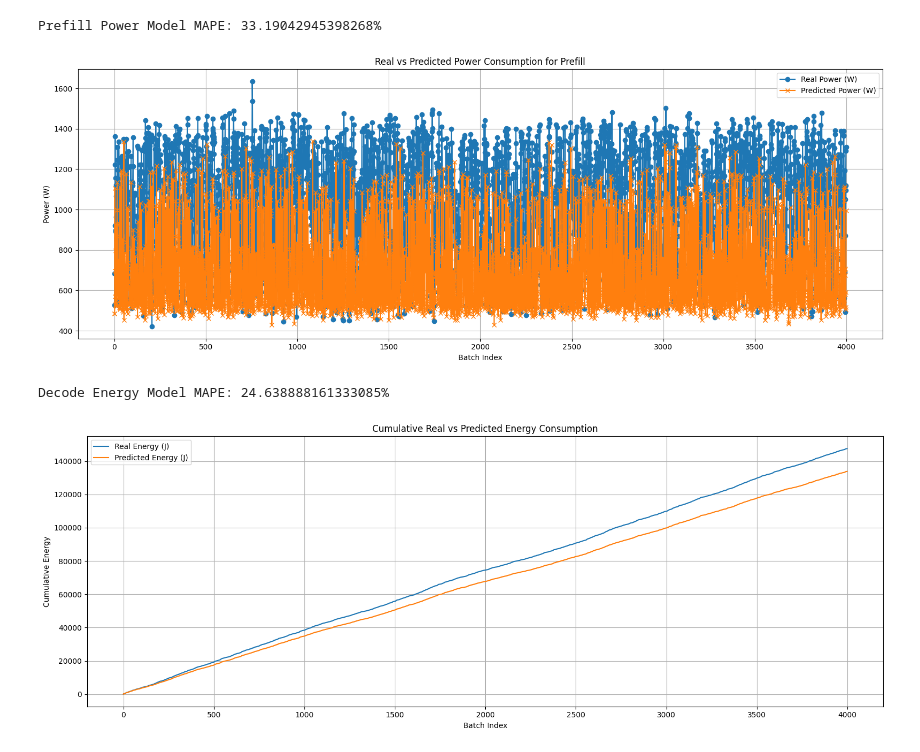
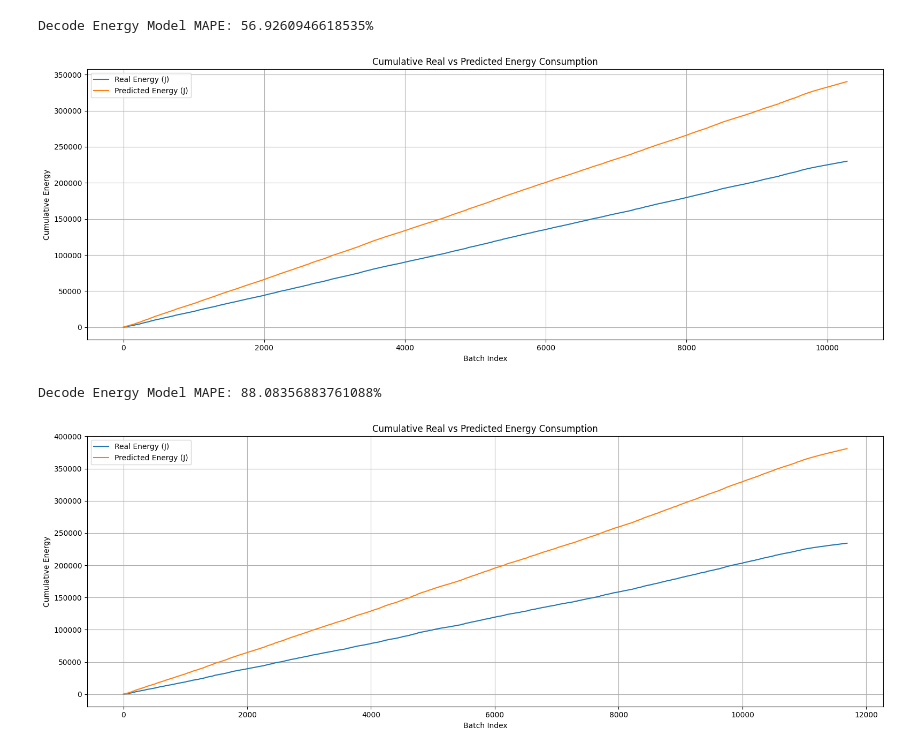
Before and after one commit to Louis-99/vllm-fork, a Jupyter notebook: additional_stuff/compare_power_real_predicted.ipynb, the cells around one changed output. Drawn from its saved outputs; the diff is of its cells as text; code cells hidden in the pictures.

```diff
--- a/additional_stuff/compare_power_real_predicted.ipynb
+++ b/additional_stuff/compare_power_real_predicted.ipynb
@@ -230,11 +137,16 @@ Decode Energy Model MAPE: 32.12403326797057%
-# %%
-path = '/export2/obasit/ClusterLevelServing/vllm_logs/energy_profiler_logs/profiler_logs_prefill_real_arrival_eval/profiler_logs_Oct18_TP4_seed1k_rps15_freq1080_b1/meta-llama/Llama-3.3-70B-Instruct/H100/1xTP4Prefill_1xTP4/default_log_path/prefill_0_Oct18061401'
-freq = 1080
-tp_degree = 4
-plot_power_model_prefill(path, tp_degree, freq)
-plot_cumulative_compute_energy(path, tp_degree, freq)
-# %% [output]
-Prefill Power Model MAPE: 33.19042945398268%
-[figure, removed]
-Decode Energy Model MAPE: 24.638888161333085%
-[figure, removed]
+# %%
+path = '/export2/obasit/ClusterLevelServing/vllm_profiler_logs/validation_runs_with_trace/TP2_1830_3RPS/prefill_and_decode'
+freq = 1830
+tp_degree = 2
+plot_cumulative_compute_energy(path, tp_degree, freq)
+# %% [output]
+Decode Energy Model MAPE: 56.9260946618535%
+[figure, added]
+# %%
+path = '/export2/obasit/ClusterLevelServing/vllm_profiler_logs/validation_runs_with_trace/TP4_1080_7RPS/prefill_and_decode'
+freq = 1080
+tp_degree = 4
+plot_cumulative_compute_energy(path, tp_degree, freq)
+# %% [output]
+Decode Energy Model MAPE: 88.08356883761088%
+[figure, added]
```
Also changed, not shown: parts of 6 cells of this notebook, 2 other files.
